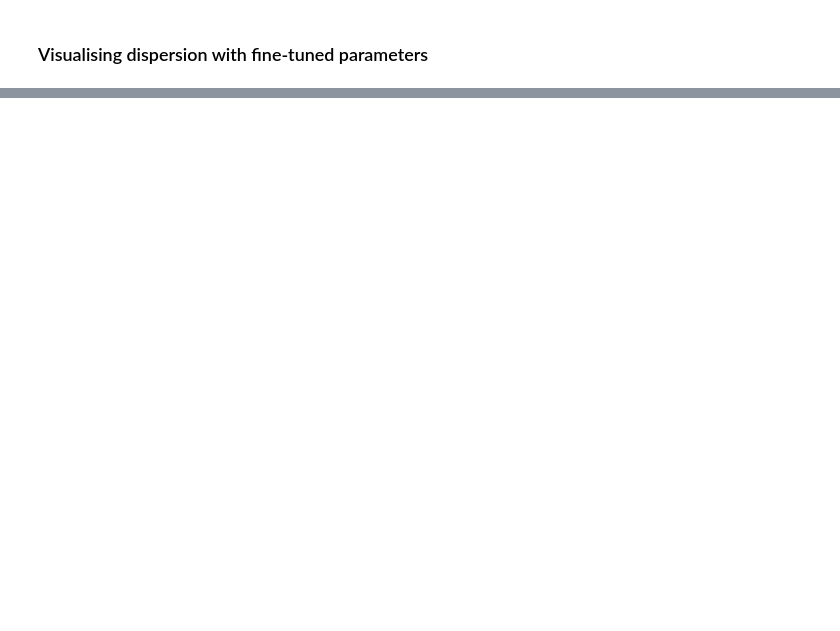
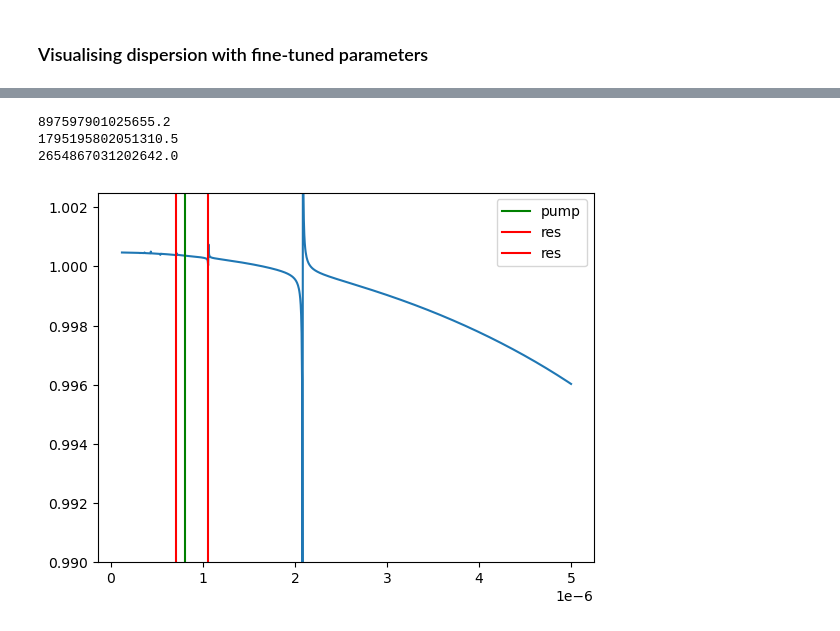
Before and after one commit to jmorse2020/FYP_Simulations, a Jupyter notebook: fwm_simulation.ipynb, the cells around one changed output, grey strips where cells are left out. Drawn from its saved outputs; the diff is of its cells as text; code cells hidden in the pictures; blank space fills up the shorter version.

```diff
--- a/fwm_simulation.ipynb
+++ b/fwm_simulation.ipynb
@@ -643,0 +675,26 @@ NameError: name 'sols' is not defined
+# %%
+# 5.0000000e+03 1.0099842e-06 1.9427675e-05
+
+pressure = 5.0e3
+w = 1.0099842e-06
+R = 1.9427675e-05
+x = np.linspace(100e-9, 5e-6, 1000)
+
+gas_index = lambda x: RefractiveIndex.Gas(wavelengths=x, pressure=pressure, temperature=Temperature, gas_name="argon")
+refractive_index = lambda x: RefractiveIndex.HCF(R=R, w=w, wavelengths=x, n_gas=gas_index, normalised_gap=RefractiveIndex.calculate_gamma(6, w, R, 0.7*R))
+
+plt.plot(x, refractive_index(x*1e9))
+plt.ylim(0.99, 1.0025)
+plt.axvline(0.8e-6, label="pump", color = "g")
+plt.axvline(1.05e-6, label="res", color = "r")
+plt.axvline(0.71e-6, label="res", color = "r")
+plt.legend()
+
+print(lambda_to_ang_freq(2.1e-6))
+print(lambda_to_ang_freq(1.05e-6))
+print(lambda_to_ang_freq(0.71e-6))
+# %% [output]
+897597901025655.2
+1795195802051310.5
+2654867031202642.0
+[figure, added]
```
Also changed, not shown: parts of 18 cells of this notebook.
